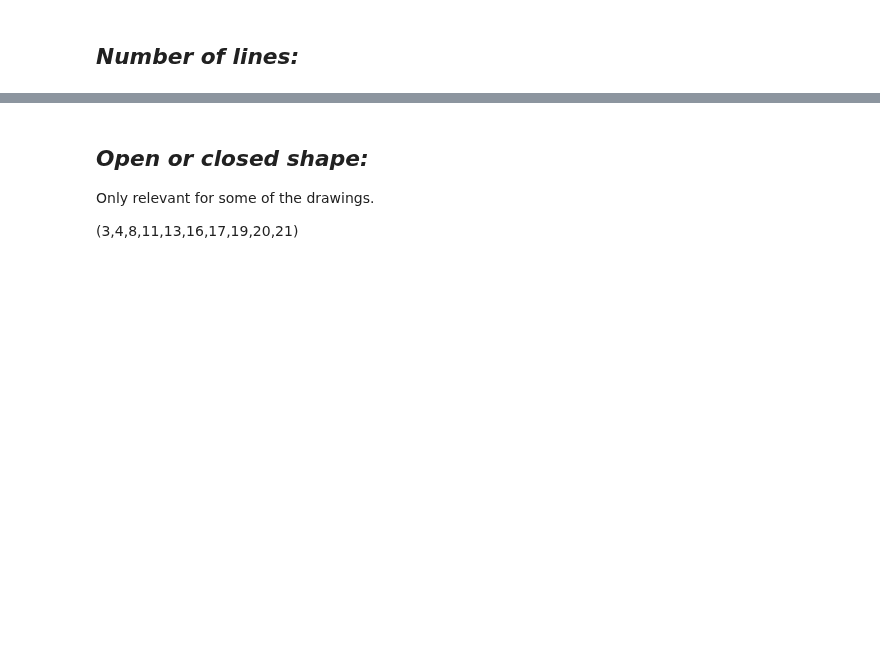
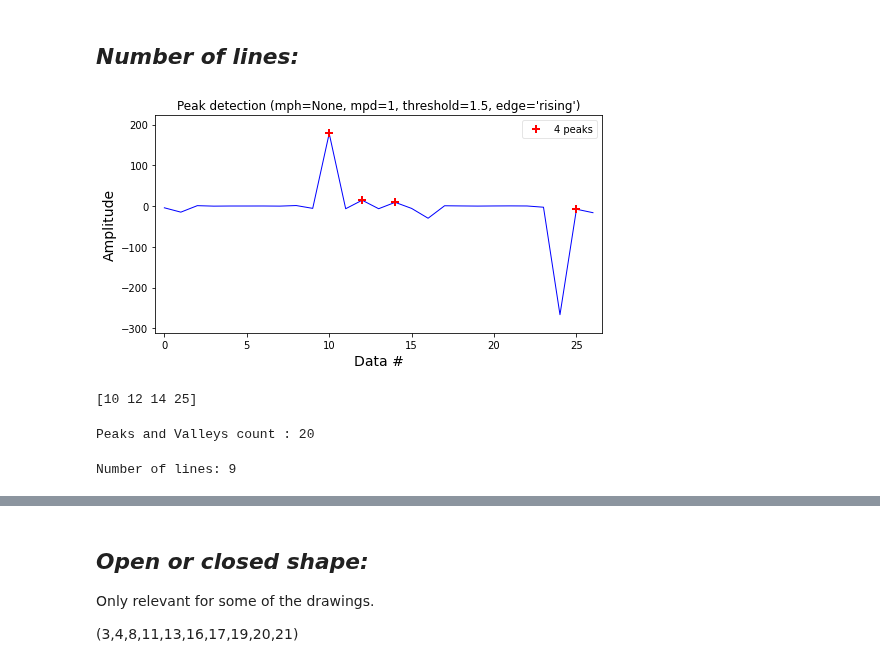
Before and after one commit to NoaAmichai/Final_project, a Jupyter notebook: Final_project.ipynb, the cells around one changed output, grey strips where cells are left out. Cells and saved outputs as stored; diff of their text form; code cells hidden in the pictures; blank space fills up the shorter version.

```diff
--- a/Final_project.ipynb
+++ b/Final_project.ipynb
@@ -161,19 +161,53 @@ Number of hand lifts: 0
 def find_slope(X2,X1,Y2,Y1):
     slope = (float)(Y2-Y1)/(X2-X1)
     return slope
-# %%
-slopes = []
-jump = 50
-for i in range(len(data.X)-jump):
-    if(data.X[i+jump] - data.X[i]) == 0:
-        continue
-    else:
-        slopes.append(find_slope(data.X[i+jump], data.X[i], data.Y[i+jump],data.Y[i]))
-
-slopes = pd.Series(slopes)
-
-#fig = plt.figure(figsize=(10, 4))
-#plt.plot(slopes,"r")
+# %%
+slopes = []
+jump = 20
+for i in range(0,len(data.X)-20,40):
+    if(data.X[i+jump] - data.X[i]) == 0:
+        continue
+    else:
+        slopes.append(find_slope(data.X[i+jump], data.X[i], data.Y[i+jump],data.Y[i]))
+slopes = pd.Series(slopes)
+
+#fig = plt.figure(figsize=(10, 4))
+#plt.plot(slopes,"r")
+# %%
+from detecta import detect_peaks
+
+index = detect_peaks(slopes,show=True,threshold=1.5)
+print(index)
+# %% [output]
+[figure, added]
+[10 12 14 25]
+# %%
+res = 0
+for idx in range(1, len(slopes) - 1):
+    if slopes[idx + 1] > slopes[idx] < slopes[idx - 1] or slopes[idx + 1] < slopes[idx] > slopes[idx - 1]:
+        res += 1
+
+#printing result
+print("Peaks and Valleys count : " + str(res))
+# %% [output]
+Peaks and Valleys count : 20
+# %%
+numOfLines = 0
+roll_std = slopes.rolling(window = 5).std()
+
+for i in range(0,len(slopes)-1):
+    if (abs(slopes[i+1] - slopes[i]) < 1) :
+        continue
+    elif (slopes [i+1] - roll_std[i] > slopes[i]) or (slopes[i] - roll_std[i] > slopes[i+1]):
+        numOfLines = numOfLines + 1
+
+if numOfLines == 0:
+    numOfLines += 1
+#else: numOfLines /=2
+
+print("Number of lines: " + str(numOfLines))
+# %% [output]
+Number of lines: 9
 # %%
 def calculateAngle(X1,X0,Y1,Y0):
     deltaX = (X1 - X0)
```
Also changed, not shown: parts of 17 cells of this notebook.
